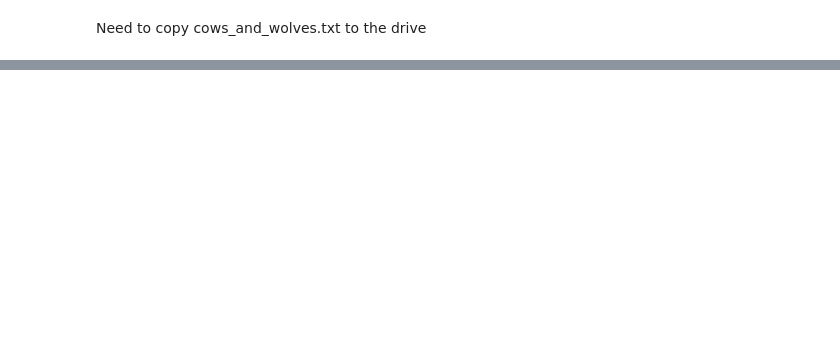
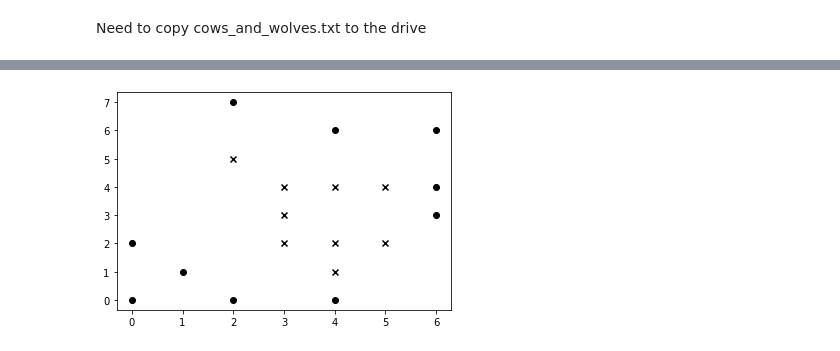
Before and after one commit to cagBRT/Machine-Learning, a Jupyter notebook: wolvesAndCows.ipynb, the cells around one changed output, grey strips where cells are left out. Saved outputs shown, nothing was run; the diff lists cells and outputs as text; code cells hidden in the pictures; blank space fills up the shorter version.

```diff
--- a/wolvesAndCows.ipynb
+++ b/wolvesAndCows.ipynb
@@ -66,3 +80,16 @@ clfs = {
 }
 
 plt_nmbr = 1
+# %%
+ # plot the wolves and cows
+ for animal in df.animal.unique():
+    pl.scatter(df[df.animal==animal].x,
+    df[df.animal==animal].y,
+    marker=animal,
+    label="cows" if animal=="x" else "wolves",
+    color='black')
+
+#X = cows
+#o = wolves
+# %% [output]
+[figure, added]
```
Also changed, not shown: parts of 8 cells of this notebook.
